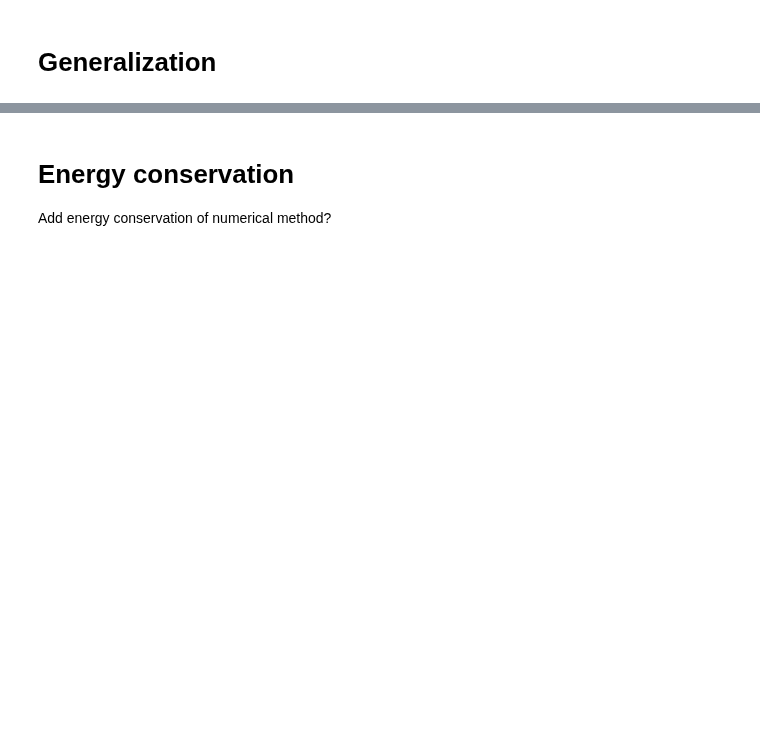
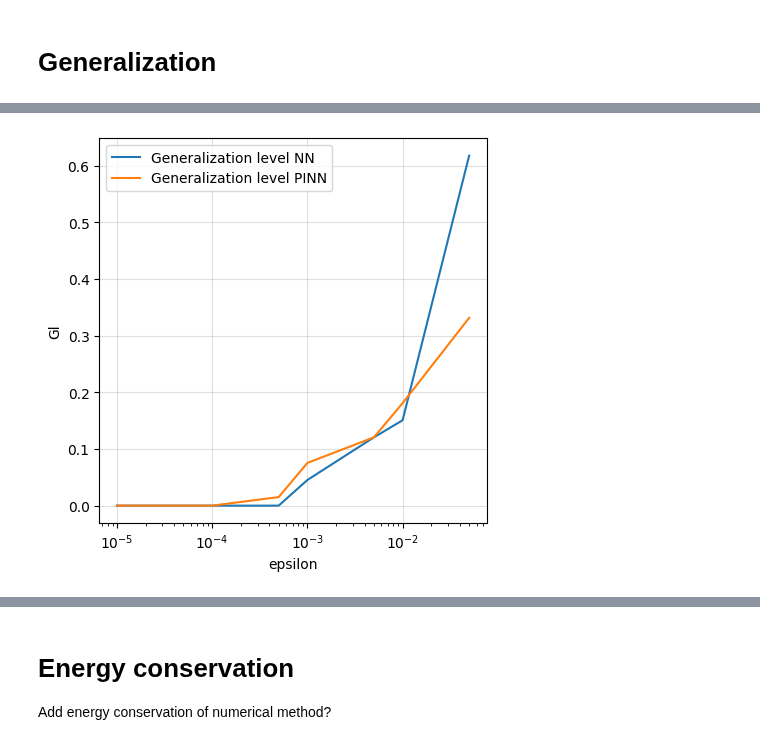
Before and after one commit to gvansan/Machine-learning-project, a Jupyter notebook: Compare_NN_PINN.ipynb, the cells around one changed output, grey strips where cells are left out. Saved outputs shown, nothing was run; the diff lists cells and outputs as text; code cells hidden in the pictures; blank space fills up the shorter version.

```diff
--- a/Compare_NN_PINN.ipynb
+++ b/Compare_NN_PINN.ipynb
@@ -378,3 +461,31 @@ Test Loss generalization PINN: 0.8076
+# %%
+#Plot results for different epsilons
+epsilon_values = [1e-5, 5e-5, 1e-4, 5e-4, 1e-3, 5e-3, 1e-2, 5e-2]
+GL_NN = []
+GL_PINN=[]
+
+for epsilon in epsilon_values:
+    # --- Compute GL for both models ---
+    Gl_NN = compute_Gl(model_NN, X_test, y_test, train_domain, epsilon)
+    Gl_PINN = compute_Gl(model_PINN, X_test, y_test, train_domain, epsilon)
+
+    #add to list
+    GL_NN.append(Gl_NN)
+    GL_PINN.append(Gl_PINN)
+
+#plot results
+plt.figure(figsize=(5, 5))
+plt.plot(epsilon_values, GL_NN, label="Generalization level NN")
+plt.plot(epsilon_values, GL_PINN, label="Generalization level PINN")
+plt.xscale('log')  # Set x-axis to logarithmic scale
+plt.xlabel("epsilon")
+plt.ylabel("Gl")
+plt.grid(alpha=0.4)
+plt.legend()
+plt.savefig("Images/GL_Epsilon_NN_PINN.png")
+plt.show()
+# %% [output]
+[figure, added]
 # %%
 n = 0
 
```
Also changed, not shown: parts of 8 cells of this notebook, 7 other files.
